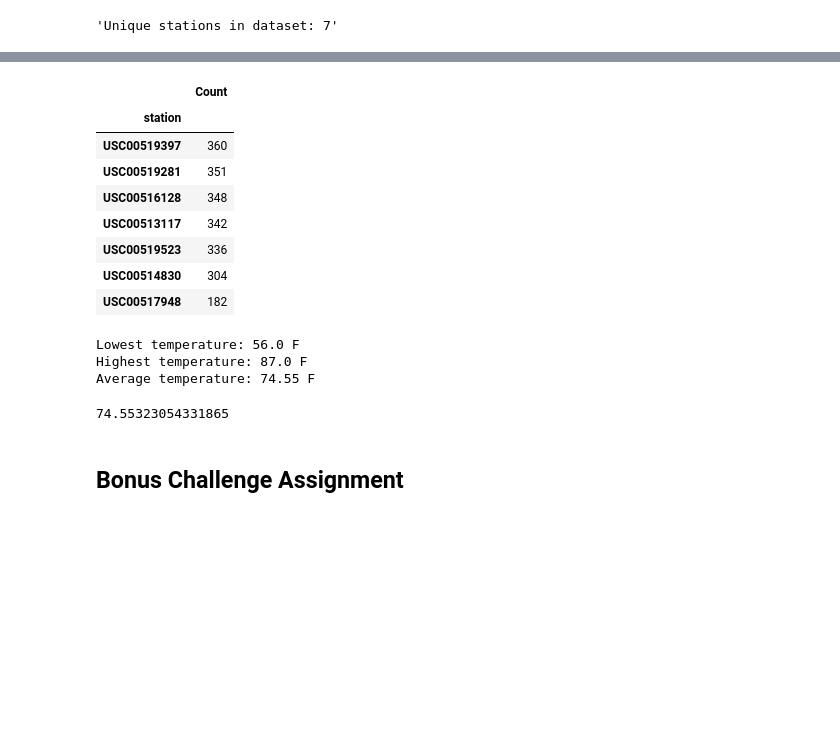
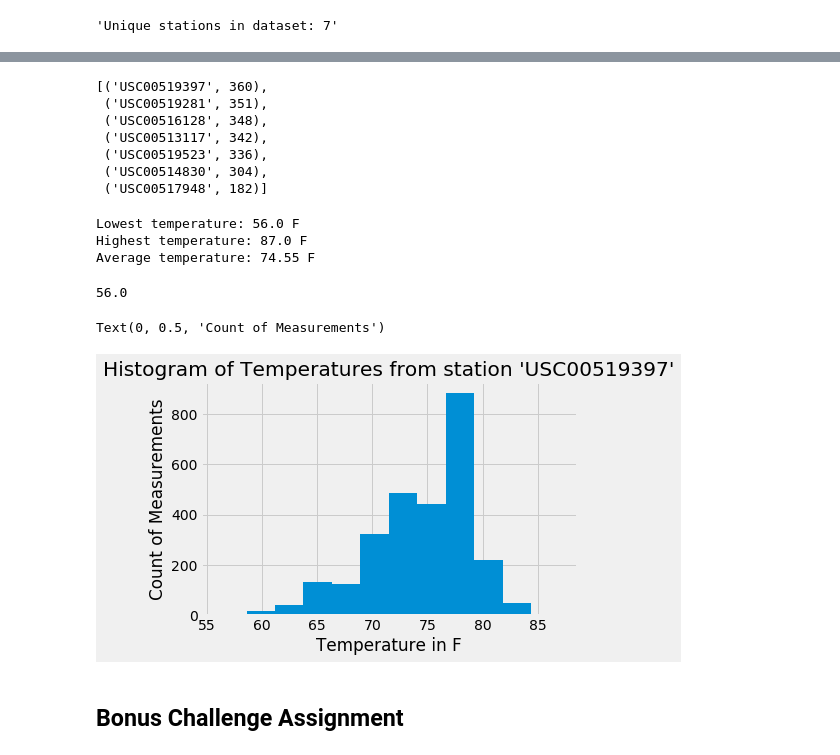
Before and after one commit to kpessa/sqlalchemy-challenge, a Jupyter notebook: sqlalchemy-challenge.ipynb, the cells around one changed output, grey strips where cells are left out. Drawn from its saved outputs; the diff is of its cells as text; code cells hidden in the pictures; blank space fills up the shorter version.

```diff
--- a/sqlalchemy-challenge.ipynb
+++ b/sqlalchemy-challenge.ipynb
@@ -85,18 +93,15 @@ f"Unique stations in dataset: {df.station.unique().shape[0]}"
 # %%
 # What are the most active stations? (i.e. what stations have the most rows)?
 # List the stations and the counts in descending order.
-df = pd.DataFrame(s.query(Measurement.station, Measurement.date).filter(Measurement.date > "2016-08-23"))
-df.groupby(by='station').count().rename(columns={"date": "Count"}).sort_values(by="Count",ascending=False)
+s.query(Measurement.station, func.count(Measurement.date)).filter(Measurement.date > "2016-08-23").group_by(Measurement.station).order_by(func.count(Measurement.date).desc()).all()
 # %% [output]
-|  | Count |
-| station |  |
-| USC00519397 | 360 |
-| USC00519281 | 351 |
-| USC00516128 | 348 |
-| USC00513117 | 342 |
-| USC00519523 | 336 |
-| USC00514830 | 304 |
-| USC00517948 | 182 |
+[('USC00519397', 360),
+ ('USC00519281', 351),
+ ('USC00516128', 348),
+ ('USC00513117', 342),
+ ('USC00519523', 336),
+ ('USC00514830', 304),
+ ('USC00517948', 182)]
 # %%
 # Using the station id from the previous query, calculate the lowest temperature recorded,
 # highest temperature recorded, and average temperature of the most active station?
@@ -112,13 +117,20 @@ Lowest temperature: 56.0 F
 Highest temperature: 87.0 F
 Average temperature: 74.55 F
 # %%
-from sqlalchemy.sql import func
-s.query(func.avg(Measurement.tobs).label('average temp')).filter(Measurement.station == "USC00519397").first()[0]
+s.query(func.min(Measurement.tobs).label('min temp')).filter(Measurement.station == "USC00519397").one()[0]
 # %% [output]
-74.55323054331865
+56.0
 # %%
 # Choose the station with the highest number of temperature observations.
 # Query the last 12 months of temperature observation data for this station and plot the results as a histogram
+df = pd.DataFrame(s.query(Measurement.tobs).filter(Measurement.station == "USC00519397"))
+df.hist(bins=12)
+plt.title("Histogram of Temperatures from station 'USC00519397'")
+plt.xlabel("Temperature in F")
+plt.ylabel("Count of Measurements")
+# %% [output]
+Text(0, 0.5, 'Count of Measurements')
+[figure, added]
 # %% [markdown]
 ## Bonus Challenge Assignment
 # %%
```
Also changed, not shown: parts of 3 cells of this notebook.
